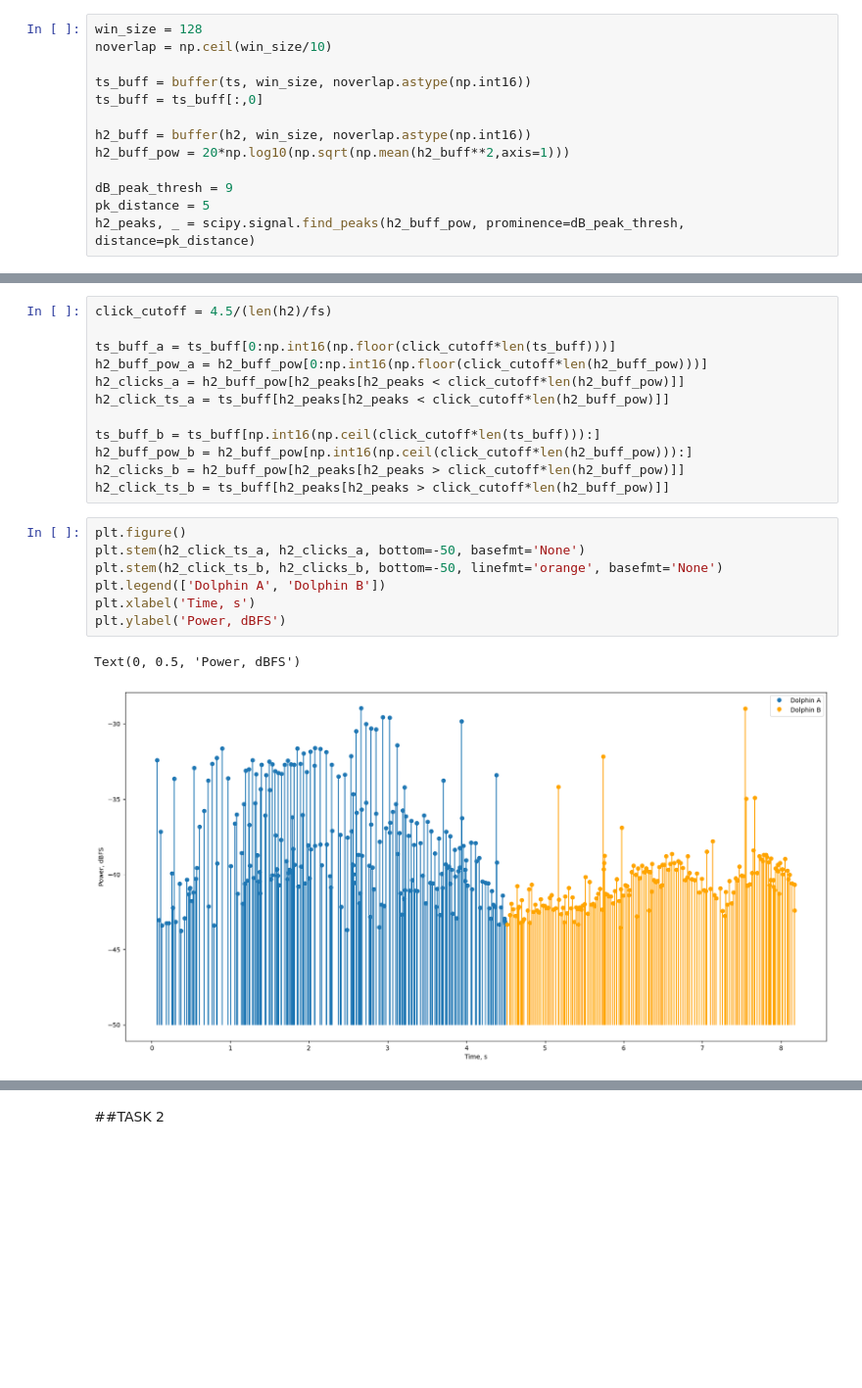
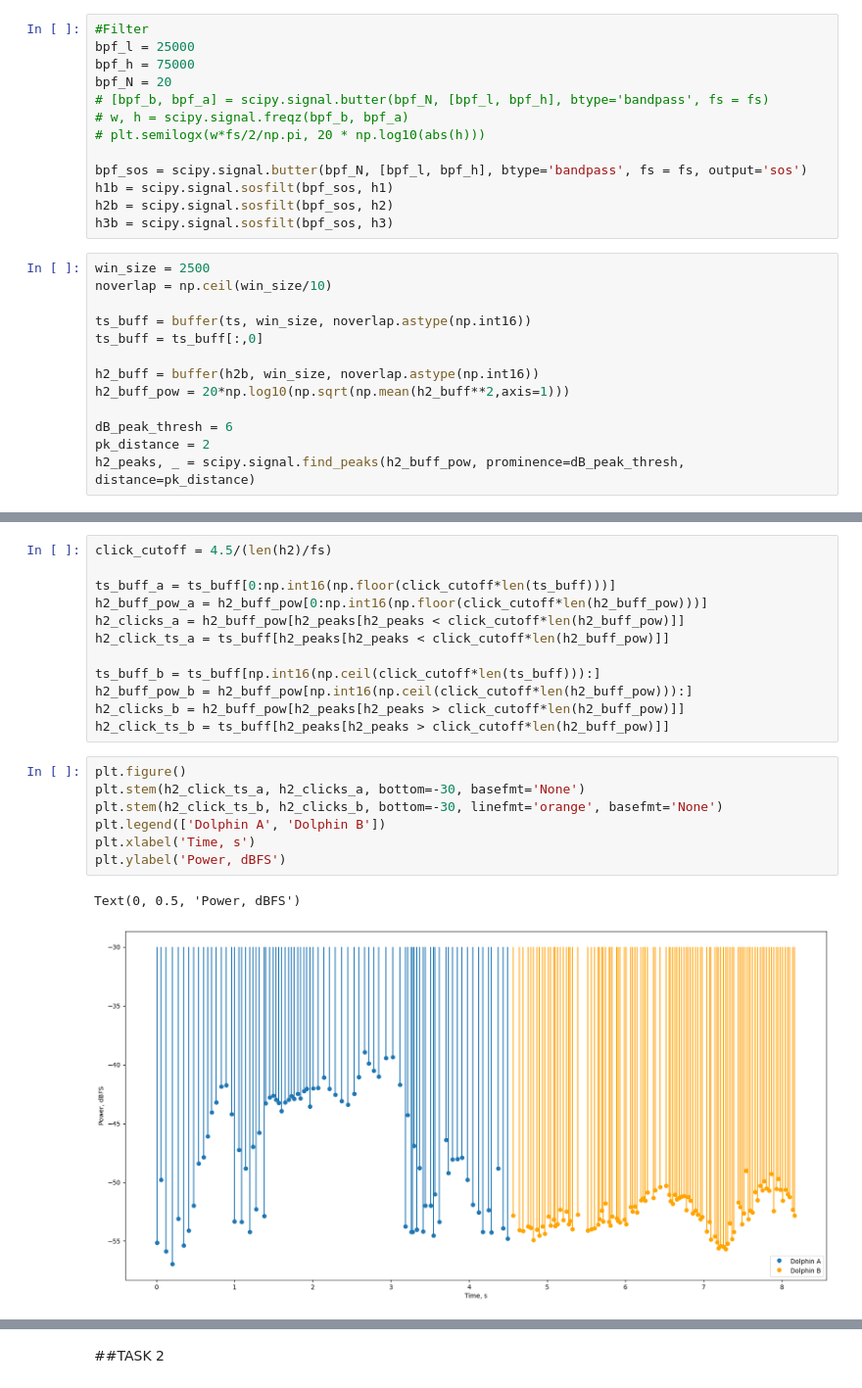
Before and after one commit to bpmasters/asa-challenge-24, a Jupyter notebook: asa-challenge-24.ipynb, the cells around one changed output, grey strips where cells are left out. Shown at 98% size. Drawn from its saved outputs; the diff is of its cells as text; blank space fills up the shorter version.

```diff
--- a/asa-challenge-24.ipynb
+++ b/asa-challenge-24.ipynb
@@ -34,15 +53,28 @@ float32
+# %%
+#Filter
+bpf_l = 25000
+bpf_h = 75000
+bpf_N = 20
+# [bpf_b, bpf_a] = scipy.signal.butter(bpf_N, [bpf_l, bpf_h], btype='bandpass', fs = fs)
+# w, h = scipy.signal.freqz(bpf_b, bpf_a)
+# plt.semilogx(w*fs/2/np.pi, 20 * np.log10(abs(h)))
+
+bpf_sos = scipy.signal.butter(bpf_N, [bpf_l, bpf_h], btype='bandpass', fs = fs, output='sos')
+h1b = scipy.signal.sosfilt(bpf_sos, h1)
+h2b = scipy.signal.sosfilt(bpf_sos, h2)
+h3b = scipy.signal.sosfilt(bpf_sos, h3)
 # %%
-win_size = 128
+win_size = 2500
 noverlap = np.ceil(win_size/10)
 
 ts_buff = buffer(ts, win_size, noverlap.astype(np.int16))
 ts_buff = ts_buff[:,0]
 
-h2_buff = buffer(h2, win_size, noverlap.astype(np.int16))
+h2_buff = buffer(h2b, win_size, noverlap.astype(np.int16))
 h2_buff_pow = 20*np.log10(np.sqrt(np.mean(h2_buff**2,axis=1)))
 
-dB_peak_thresh = 9
-pk_distance = 5
+dB_peak_thresh = 6
+pk_distance = 2
 h2_peaks, _ = scipy.signal.find_peaks(h2_buff_pow, prominence=dB_peak_thresh, distance=pk_distance)
 # %%
 plt.figure()
@@ -67,14 +101,14 @@ h2_clicks_b = h2_buff_pow[h2_peaks[h2_peaks > click_cutoff*len(h2_buff_pow)]]
 h2_click_ts_b = ts_buff[h2_peaks[h2_peaks > click_cutoff*len(h2_buff_pow)]]
 # %%
 plt.figure()
-plt.stem(h2_click_ts_a, h2_clicks_a, bottom=-50, basefmt='None')
-plt.stem(h2_click_ts_b, h2_clicks_b, bottom=-50, linefmt='orange', basefmt='None')
+plt.stem(h2_click_ts_a, h2_clicks_a, bottom=-30, basefmt='None')
+plt.stem(h2_click_ts_b, h2_clicks_b, bottom=-30, linefmt='orange', basefmt='None')
 plt.legend(['Dolphin A', 'Dolphin B'])
 plt.xlabel('Time, s')
 plt.ylabel('Power, dBFS')
 # %% [output]
 Text(0, 0.5, 'Power, dBFS')
-[figure, old version]
+[figure, new version]
 # %%
 print(h2_click_ts_a.shape)
 ici_a = np.diff(h2_click_ts_a)*1000
```
Also changed, not shown: parts of 10 cells of this notebook.
